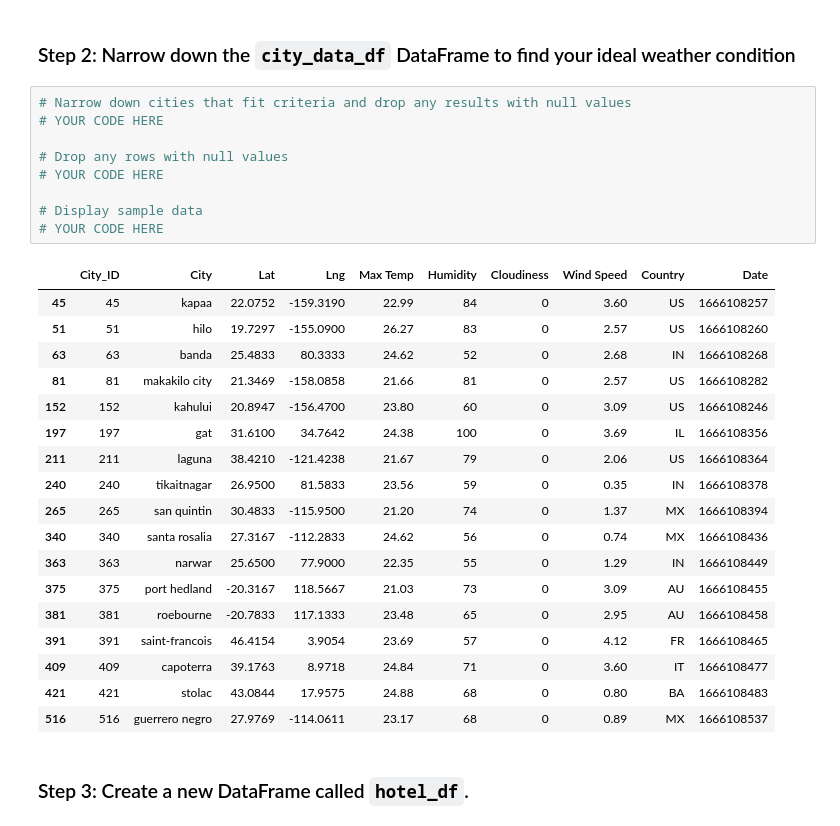
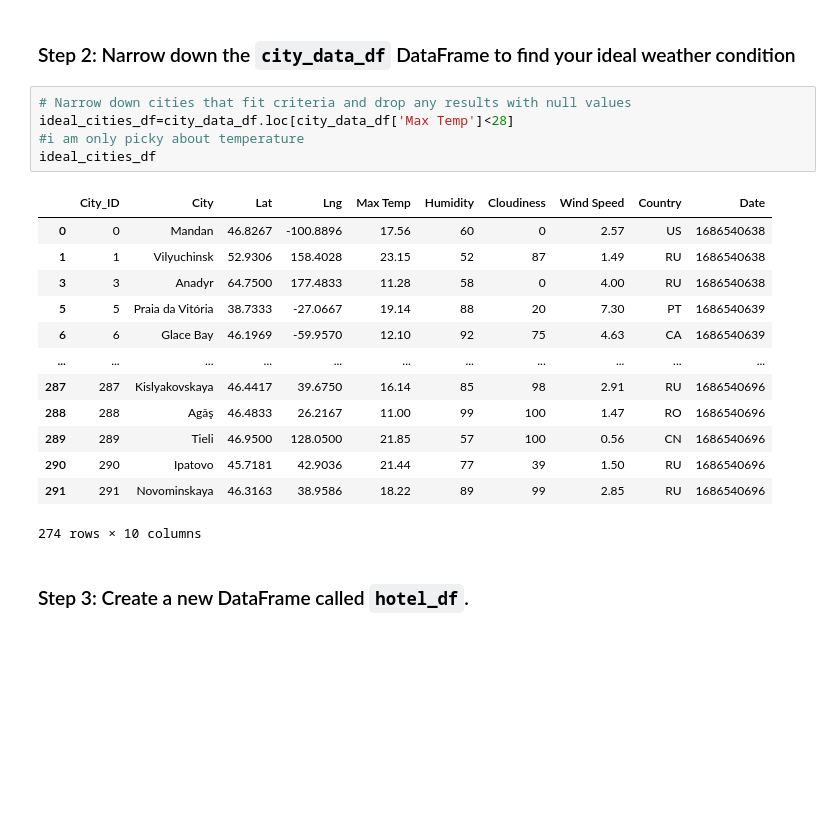
Before and after one commit to Victarrion/python-api-challenge, a Jupyter notebook: VacationPy/VacationPy.ipynb, the cells around one changed output. Drawn from its saved outputs; the diff is of its cells as text; blank space fills up the shorter version.

```diff
--- a/VacationPy/VacationPy.ipynb
+++ b/VacationPy/VacationPy.ipynb
@@ -38,32 +68,23 @@ FileNotFoundError: [Errno 2] No such file or directory: 'output_data/cities.csv'
 ### Step 2: Narrow down the `city_data_df` DataFrame to find your ideal weather condition
 # %%
 # Narrow down cities that fit criteria and drop any results with null values
-# YOUR CODE HERE
-
-# Drop any rows with null values
-# YOUR CODE HERE
-
-# Display sample data
-# YOUR CODE HERE
+ideal_cities_df=city_data_df.loc[city_data_df['Max Temp']<28]
+#i am only picky about temperature
+ideal_cities_df
 # %% [output]
 |  | City_ID | City | Lat | Lng | Max Temp | Humidity | Cloudiness | Wind Speed | Country | Date |
-| 45 | 45 | kapaa | 22.0752 | -159.3190 | 22.99 | 84 | 0 | 3.60 | US | 1666108257 |
-| 51 | 51 | hilo | 19.7297 | -155.0900 | 26.27 | 83 | 0 | 2.57 | US | 1666108260 |
-| 63 | 63 | banda | 25.4833 | 80.3333 | 24.62 | 52 | 0 | 2.68 | IN | 1666108268 |
-| 81 | 81 | makakilo city | 21.3469 | -158.0858 | 21.66 | 81 | 0 | 2.57 | US | 1666108282 |
-| 152 | 152 | kahului | 20.8947 | -156.4700 | 23.80 | 60 | 0 | 3.09 | US | 1666108246 |
-| 197 | 197 | gat | 31.6100 | 34.7642 | 24.38 | 100 | 0 | 3.69 | IL | 1666108356 |
-| 211 | 211 | laguna | 38.4210 | -121.4238 | 21.67 | 79 | 0 | 2.06 | US | 1666108364 |
-| 240 | 240 | tikaitnagar | 26.9500 | 81.5833 | 23.56 | 59 | 0 | 0.35 | IN | 1666108378 |
-| 265 | 265 | san quintin | 30.4833 | -115.9500 | 21.20 | 74 | 0 | 1.37 | MX | 1666108394 |
-| 340 | 340 | santa rosalia | 27.3167 | -112.2833 | 24.62 | 56 | 0 | 0.74 | MX | 1666108436 |
-| 363 | 363 | narwar | 25.6500 | 77.9000 | 22.35 | 55 | 0 | 1.29 | IN | 1666108449 |
-| 375 | 375 | port hedland | -20.3167 | 118.5667 | 21.03 | 73 | 0 | 3.09 | AU | 1666108455 |
-| 381 | 381 | roebourne | -20.7833 | 117.1333 | 23.48 | 65 | 0 | 2.95 | AU | 1666108458 |
-| 391 | 391 | saint-francois | 46.4154 | 3.9054 | 23.69 | 57 | 0 | 4.12 | FR | 1666108465 |
-| 409 | 409 | capoterra | 39.1763 | 8.9718 | 24.84 | 71 | 0 | 3.60 | IT | 1666108477 |
-| 421 | 421 | stolac | 43.0844 | 17.9575 | 24.88 | 68 | 0 | 0.80 | BA | 1666108483 |
-| 516 | 516 | guerrero negro | 27.9769 | -114.0611 | 23.17 | 68 | 0 | 0.89 | MX | 1666108537 |
+| 0 | 0 | Mandan | 46.8267 | -100.8896 | 17.56 | 60 | 0 | 2.57 | US | 1686540638 |
+| 1 | 1 | Vilyuchinsk | 52.9306 | 158.4028 | 23.15 | 52 | 87 | 1.49 | RU | 1686540638 |
+| 3 | 3 | Anadyr | 64.7500 | 177.4833 | 11.28 | 58 | 0 | 4.00 | RU | 1686540638 |
+| 5 | 5 | Praia da Vitória | 38.7333 | -27.0667 | 19.14 | 88 | 20 | 7.30 | PT | 1686540639 |
+| 6 | 6 | Glace Bay | 46.1969 | -59.9570 | 12.10 | 92 | 75 | 4.63 | CA | 1686540639 |
+| ... | ... | ... | ... | ... | ... | ... | ... | ... | ... | ... |
+| 287 | 287 | Kislyakovskaya | 46.4417 | 39.6750 | 16.14 | 85 | 98 | 2.91 | RU | 1686540696 |
+| 288 | 288 | Agăş | 46.4833 | 26.2167 | 11.00 | 99 | 100 | 1.47 | RO | 1686540696 |
+| 289 | 289 | Tieli | 46.9500 | 128.0500 | 21.85 | 57 | 100 | 0.56 | CN | 1686540696 |
+| 290 | 290 | Ipatovo | 45.7181 | 42.9036 | 21.44 | 77 | 39 | 1.50 | RU | 1686540696 |
+| 291 | 291 | Novominskaya | 46.3163 | 38.9586 | 18.22 | 89 | 99 | 2.85 | RU | 1686540696 |
+274 rows × 10 columns
 # %% [markdown]
 ### Step 3: Create a new DataFrame called `hotel_df`.
 # %%
```
Also changed, not shown: parts of 6 cells of this notebook.
